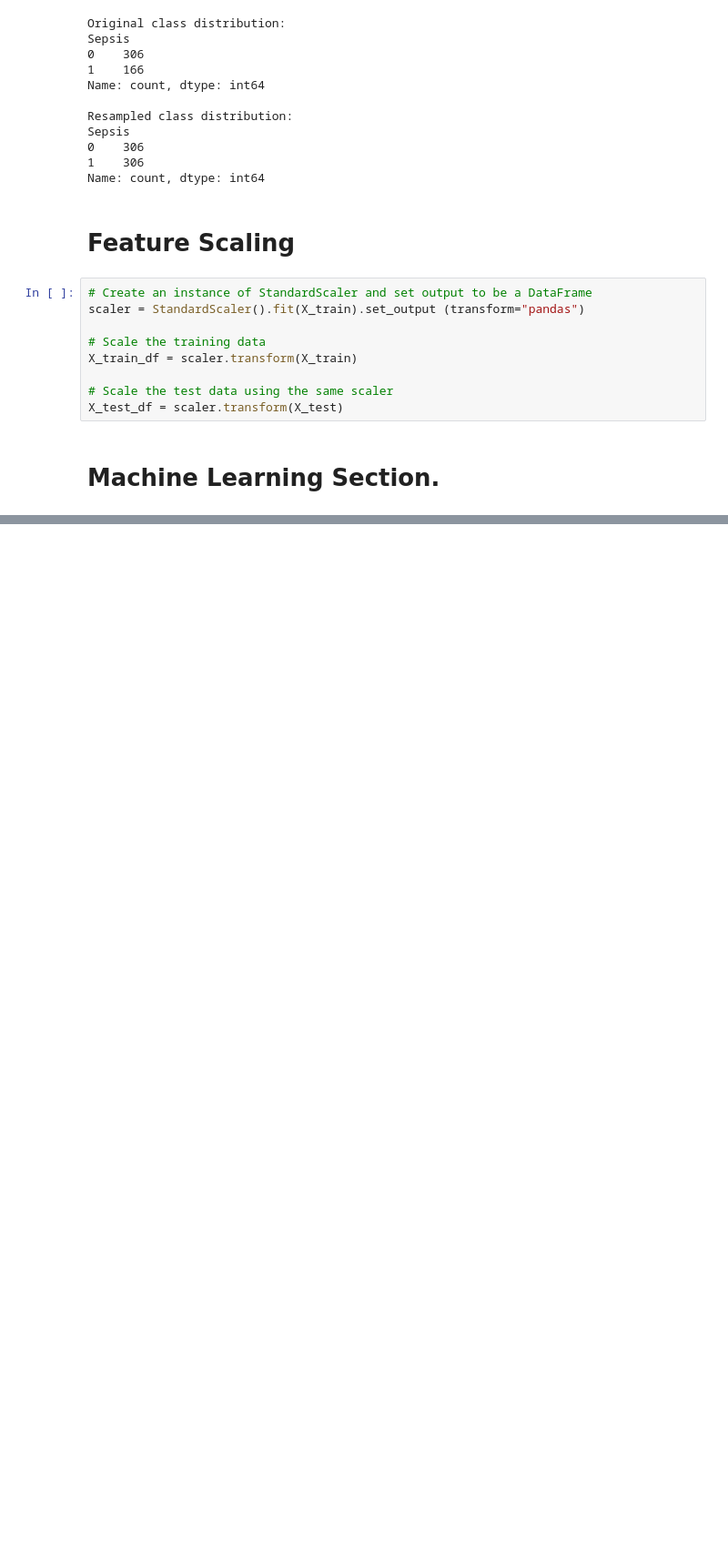
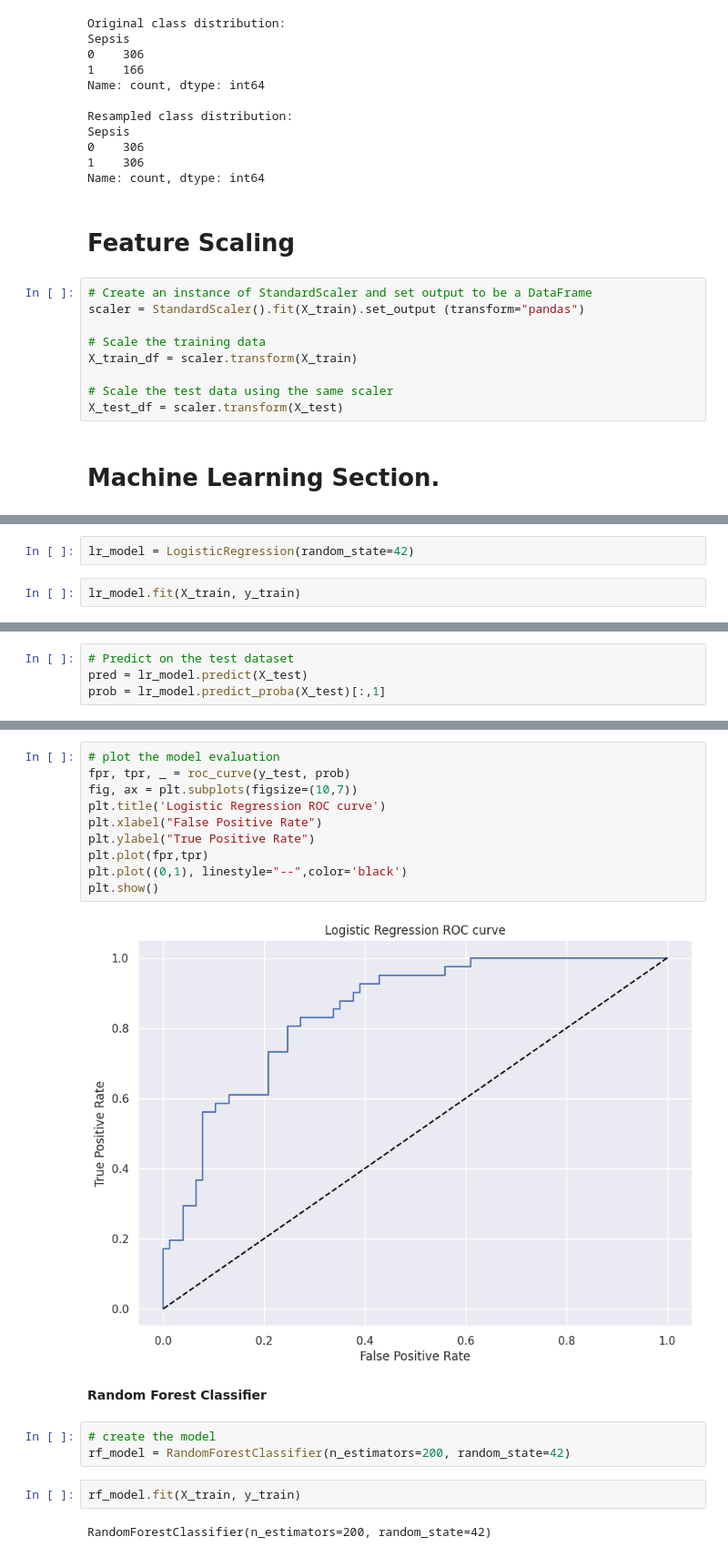
Before and after one commit to sparkysparo/Machine-Learning-for-Early-Prediction-Detection-and-Monitoring-of-Sepsis-in-A-E-and-ICU, a Jupyter notebook: Project_MSC_Machine_Learning_for_Early_Prediction,Detection_and_Monitoring_of_Sepsis_in_A&E_and_ICU_Settings.ipynb, the cells around one changed output, grey strips where cells are left out. Shown at 91% size. Cells and saved outputs as stored; diff of their text form; blank space fills up the shorter version.

```diff
--- a/Project_MSC_Machine_Learning_for_Early_Prediction,Detection_and_Monitoring_of_Sepsis_in_A&E_and_ICU_Settings.ipynb
+++ b/Project_MSC_Machine_Learning_for_Early_Prediction,Detection_and_Monitoring_of_Sepsis_in_A&E_and_ICU_Settings.ipynb
@@ -1120,0 +1140,4 @@ X_test_df = scaler.transform(X_test)
+# %%
+lr_model = LogisticRegression(random_state=42)
+# %%
+lr_model.fit(X_train, y_train)
@@ -1120,0 +1146,4 @@ X_test_df = scaler.transform(X_test)
+# %%
+# Predict on the test dataset
+pred = lr_model.predict(X_test)
+prob = lr_model.predict_proba(X_test)[:,1]
@@ -1120,0 +1176,21 @@ X_test_df = scaler.transform(X_test)
+# %%
+# plot the model evaluation
+fpr, tpr, _ = roc_curve(y_test, prob)
+fig, ax = plt.subplots(figsize=(10,7))
+plt.title('Logistic Regression ROC curve')
+plt.xlabel("False Positive Rate")
+plt.ylabel("True Positive Rate")
+plt.plot(fpr,tpr)
+plt.plot((0,1), linestyle="--",color='black')
+plt.show()
+# %% [output]
+[figure, added]
+# %% [markdown]
+**Random Forest Classifier**
+# %%
+# create the model
+rf_model = RandomForestClassifier(n_estimators=200, random_state=42)
+# %%
+rf_model.fit(X_train, y_train)
+# %% [output]
+RandomForestClassifier(n_estimators=200, random_state=42)
```
Also changed, not shown: parts of 26 cells of this notebook.
